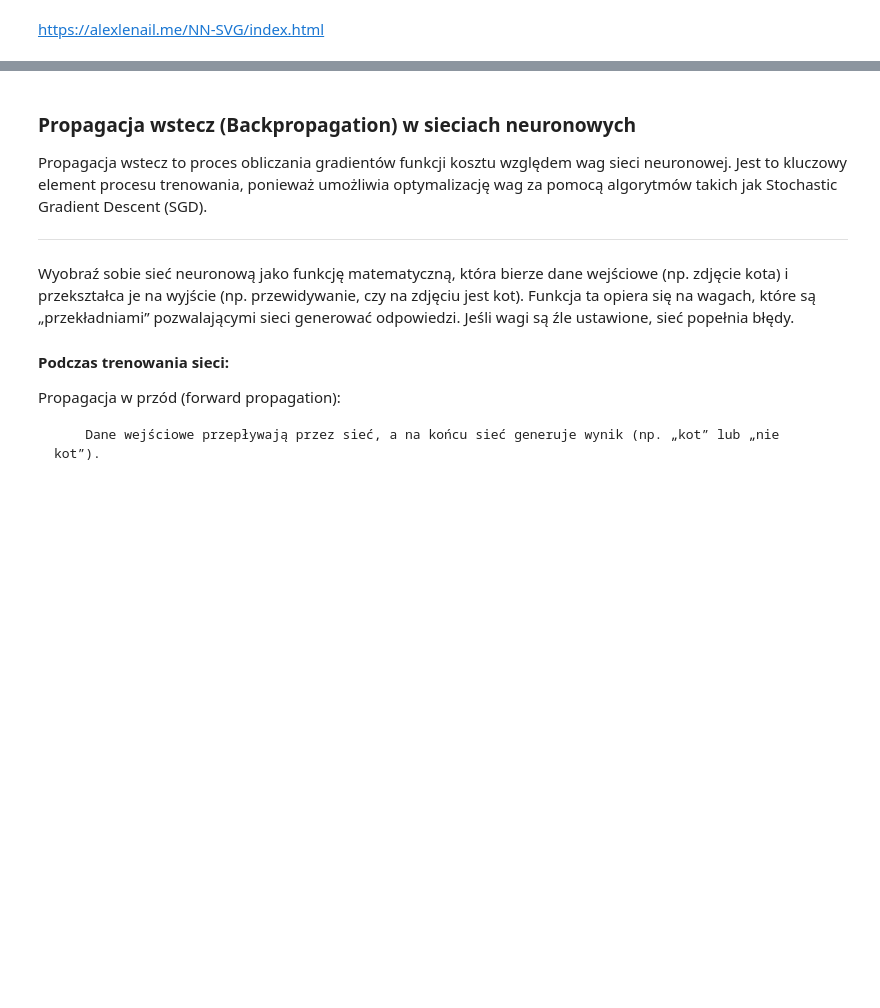
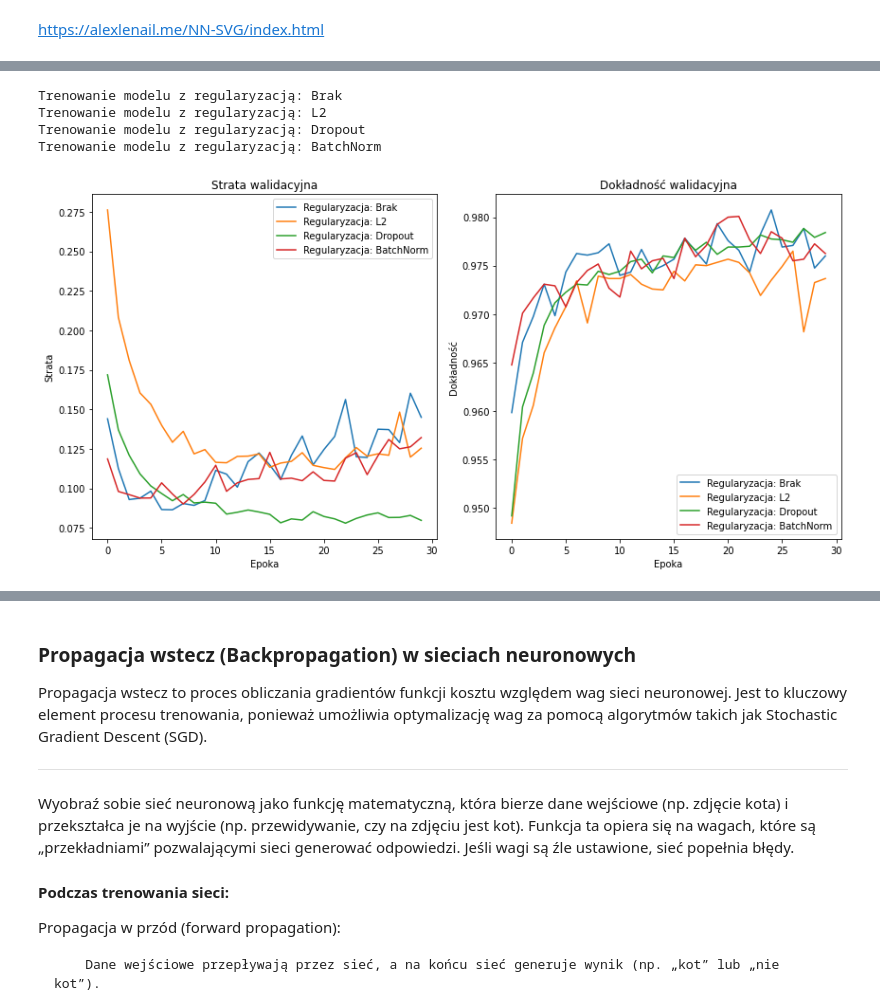
Before and after one commit to SmolakK/UczenieMaszynowe2025, a Jupyter notebook: 1. UM 4.ipynb, the cells around one changed output, grey strips where cells are left out. Saved outputs shown, nothing was run; the diff lists cells and outputs as text; code cells hidden in the pictures; blank space fills up the shorter version.

```diff
--- a/1. UM 4.ipynb
+++ b/1. UM 4.ipynb
@@ -1674,3 +2125,82 @@ plt.show()
+# %%
+import tensorflow as tf
+from tensorflow.keras.models import Sequential
+from tensorflow.keras.layers import Dense, Dropout, BatchNormalization, Flatten
+from tensorflow.keras.optimizers import Adam
+from tensorflow.keras.datasets import mnist
+import matplotlib.pyplot as plt
+import numpy as np
+
+# Wczytanie i przygotowanie danych MNIST
+(x_train, y_train), (x_test, y_test) = mnist.load_data()
+x_train, x_test = x_train / 255.0, x_test / 255.0  # Normalizacja danych
+
+# Przekształcenie danych wejściowych
+x_train = x_train.reshape(-1, 28*28)
+x_test = x_test.reshape(-1, 28*28)
+
+# Funkcja do budowy modelu
+def build_model(reg_type=None):
+    model = Sequential()
+    model.add(Dense(128, activation='relu', input_shape=(28*28,)))
+
+    if reg_type == 'L2':
+        model.add(Dense(128, activation='relu', kernel_regularizer=tf.keras.regularizers.l2(0.01)))
+    elif reg_type == 'Dropout':
+        model.add(Dropout(0.5))
+        model.add(Dense(128, activation='relu'))
+    elif reg_type == 'BatchNorm':
+        model.add(BatchNormalization())
+        model.add(Dense(128, activation='relu'))
+    else:
+        model.add(Dense(128, activation='relu'))
+
+    model.add(Dense(10, activation='softmax'))  # Warstwa wyjściowa
+    model.compile(optimizer=Adam(learning_rate=0.001),
+                  loss='sparse_categorical_crossentropy',
+                  metrics=['accuracy'])
+    return model
+
+# Lista funkcji regularyzacyjnych do porównania
+reg_types = [None, 'L2', 'Dropout', 'BatchNorm']
+histories = {}
+
+# Trenowanie modeli
+for reg_type in reg_types:
+    print(f"Trenowanie modelu z regularyzacją: {reg_type or 'Brak'}")
+    model = build_model(reg_type)
+    history = model.fit(x_train, y_train, validation_split=0.2, epochs=30, batch_size=64, verbose=0)
+    histories[reg_type or 'Brak'] = history
+
+# Wizualizacja wyników
+plt.figure(figsize=(12, 6))
+
+# Wykres strat
+plt.subplot(1, 2, 1)
+for reg_type in histories:
+    plt.plot(histories[reg_type].history['val_loss'], label=f'Regularyzacja: {reg_type}')
+plt.title('Strata walidacyjna')
+plt.xlabel('Epoka')
+plt.ylabel('Strata')
+plt.legend()
+
+# Wykres dokładności
+plt.subplot(1, 2, 2)
+for reg_type in histories:
+    plt.plot(histories[reg_type].history['val_accuracy'], label=f'Regularyzacja: {reg_type}')
+plt.title('Dokładność walidacyjna')
+plt.xlabel('Epoka')
+plt.ylabel('Dokładność')
+plt.legend()
+
+plt.tight_layout()
+plt.show()
+# %% [output]
+Trenowanie modelu z regularyzacją: Brak
+Trenowanie modelu z regularyzacją: L2
+Trenowanie modelu z regularyzacją: Dropout
+Trenowanie modelu z regularyzacją: BatchNorm
+[figure, added]
 # %% [markdown]
 ### Propagacja w przód w sieci neuronowej
 
```
Also changed, not shown: parts of 10 cells of this notebook, 55 other files.
